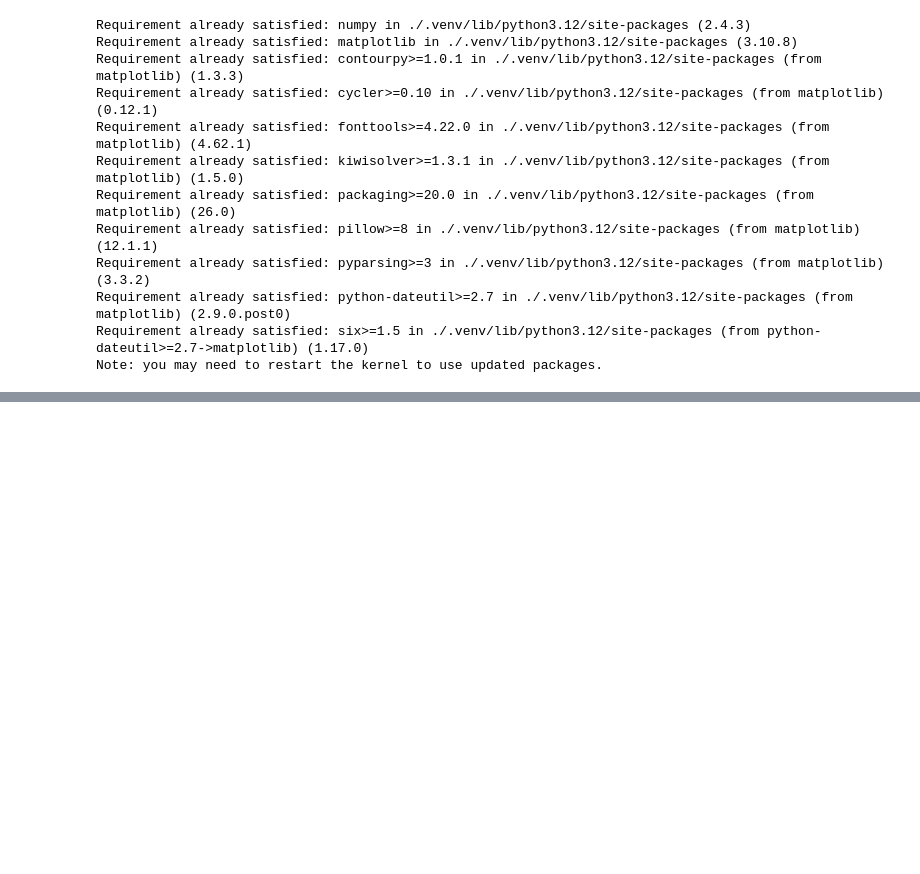
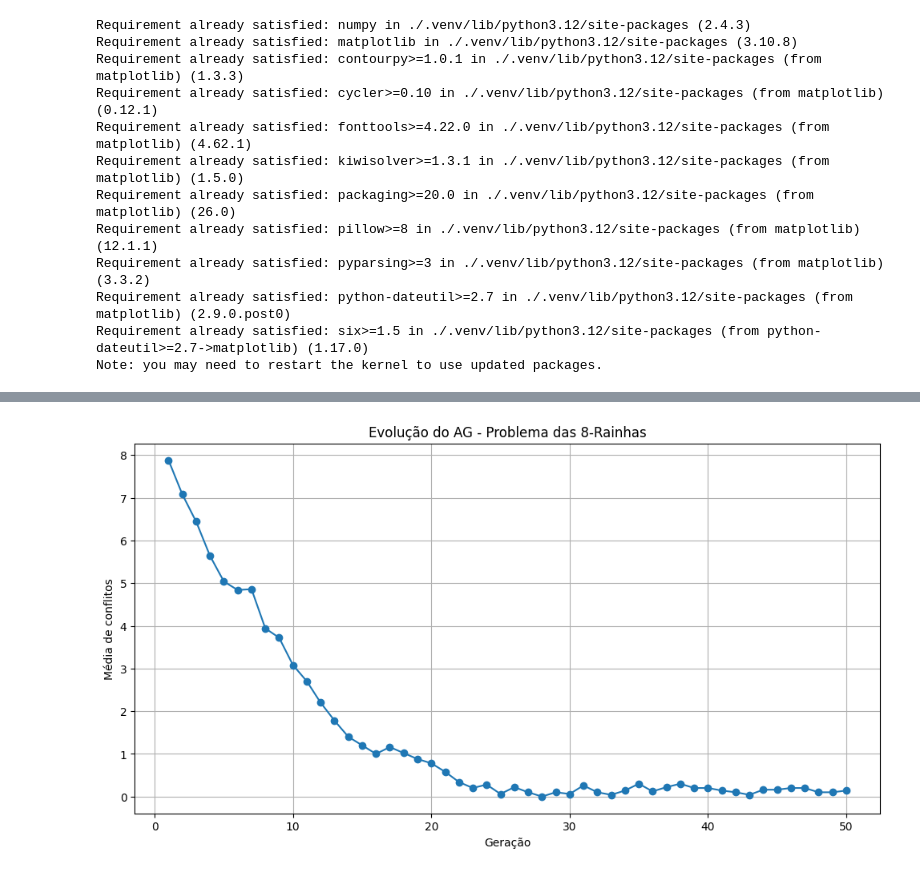
Before and after one commit to andref03/comp-natural, a Jupyter notebook: queens.ipynb, the cells around one changed output, grey strips where cells are left out. Saved outputs shown, nothing was run; the diff lists cells and outputs as text; code cells hidden in the pictures; blank space fills up the shorter version.

Commit message:
reorganizando código e gerando gráfico de linha

```diff
--- a/queens.ipynb
+++ b/queens.ipynb
@@ -215,0 +22,5 @@ array([[ 6],
+# %%
+m = 50
+n = 8
+geracoes = 50
+taxa_mutacao = 0.05
@@ -215,0 +112,11 @@ array([[ 6],
+# %%
+matriz_ind_inicial = gerar_populacao(m, n)
+
+print("POPULAÇÃO INICIAL:\n")
+imprime_matriz(matriz_ind_inicial)
+
+conflitos, qtdd_conflitos_inicial = verifica_conflitos(matriz_ind_inicial)
+
+print(f"\nQuantidade total de conflitos inicial: {qtdd_conflitos_inicial}")
+print("\nConflitos por indivíduo:")
+imprime_conflitos(conflitos)
@@ -215,0 +141,75 @@ array([[ 6],
+# %%
+matriz_atual = matriz_ind_inicial.copy()
+historico_conflitos = []
+
+for geracao in range(geracoes):
+
+    # calcula conflitos da população atual
+    conflitos, conflitos_total = verifica_conflitos(matriz_atual)
+    media_conflitos = conflitos_total / m
+    historico_conflitos.append(media_conflitos)
+
+    print(f"\n==============================================")
+    print(f"Geração {geracao + 1}")
+    print(f"Conflitos totais: {conflitos_total}")
+    print(f"Conflitos médios por indivíduo: {media_conflitos:.2f}")
+    print(f"==============================================")
+
+    # nova geração
+    nova_populacao = np.zeros_like(matriz_atual)
+
+    indice = 0
+    while indice < m:
+
+        # seleção de pais
+        pai_01_index = seleciona_pai_binario(conflitos)
+        pai_02_index = seleciona_pai_binario(conflitos)
+
+        pai_01 = matriz_atual[pai_01_index]
+        pai_02 = matriz_atual[pai_02_index]
+
+        # cruzamento
+        ponto_corte = random.randint(1, n - 1)
+        filho_01, filho_02 = cruzamento(pai_01, pai_02, ponto_corte)
+
+        # mutação
+        filho_01 = mutacao(filho_01, taxa_mutacao, n)
+        filho_02 = mutacao(filho_02, taxa_mutacao, n)
+
+        # inserir filhos na nova população
+        nova_populacao[indice] = filho_01
+        if indice + 1 < m:
+            nova_populacao[indice + 1] = filho_02
+
+        indice += 2
+
+    # substitui população atual pela nova geração
+    matriz_atual = nova_populacao.copy()
+
+# avaliação final
+conflitos_finais, qtdd_conflitos_final = verifica_conflitos(matriz_atual)
+
+print("\n\n===== RESUMO FINAL =====")
+print(f"Conflitos iniciais: {qtdd_conflitos_inicial}")
+print(f"Conflitos finais:   {qtdd_conflitos_final}")
+
+reducao = qtdd_conflitos_inicial - qtdd_conflitos_final
+percentual = (reducao / qtdd_conflitos_inicial) * 100 if qtdd_conflitos_inicial > 0 else 0
+
+print(f"Redução: {reducao} conflitos ({percentual:.1f}%)")
+
+print("\nConflitos por indivíduo na população final:")
+imprime_conflitos(conflitos_finais)
+
+print("\nPopulação final:")
+imprime_matriz(matriz_atual)
+
+# GRÁFICO
+plt.figure(figsize=(12, 6))
+plt.plot(range(1, len(historico_conflitos) + 1), historico_conflitos, marker='o')
+plt.xlabel('Geração')
+plt.ylabel('Média de conflitos')
+plt.title(f'Evolução do AG - Problema das {n}-Rainhas')
+plt.grid(True)
+plt.show()
+# %% [output]
@@ -215,0 +233 @@ array([[ 6],
+[figure, added]
```
Also changed, not shown: parts of 16 cells of this notebook.
